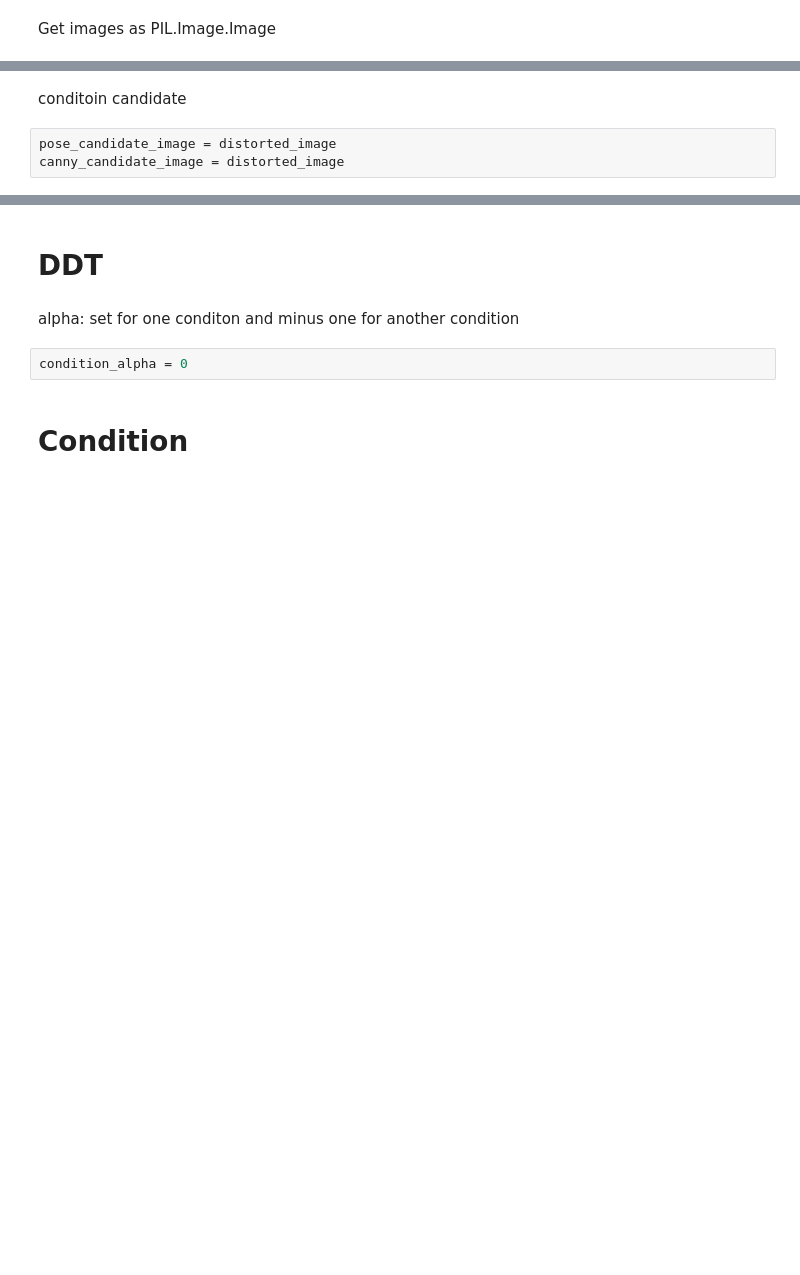
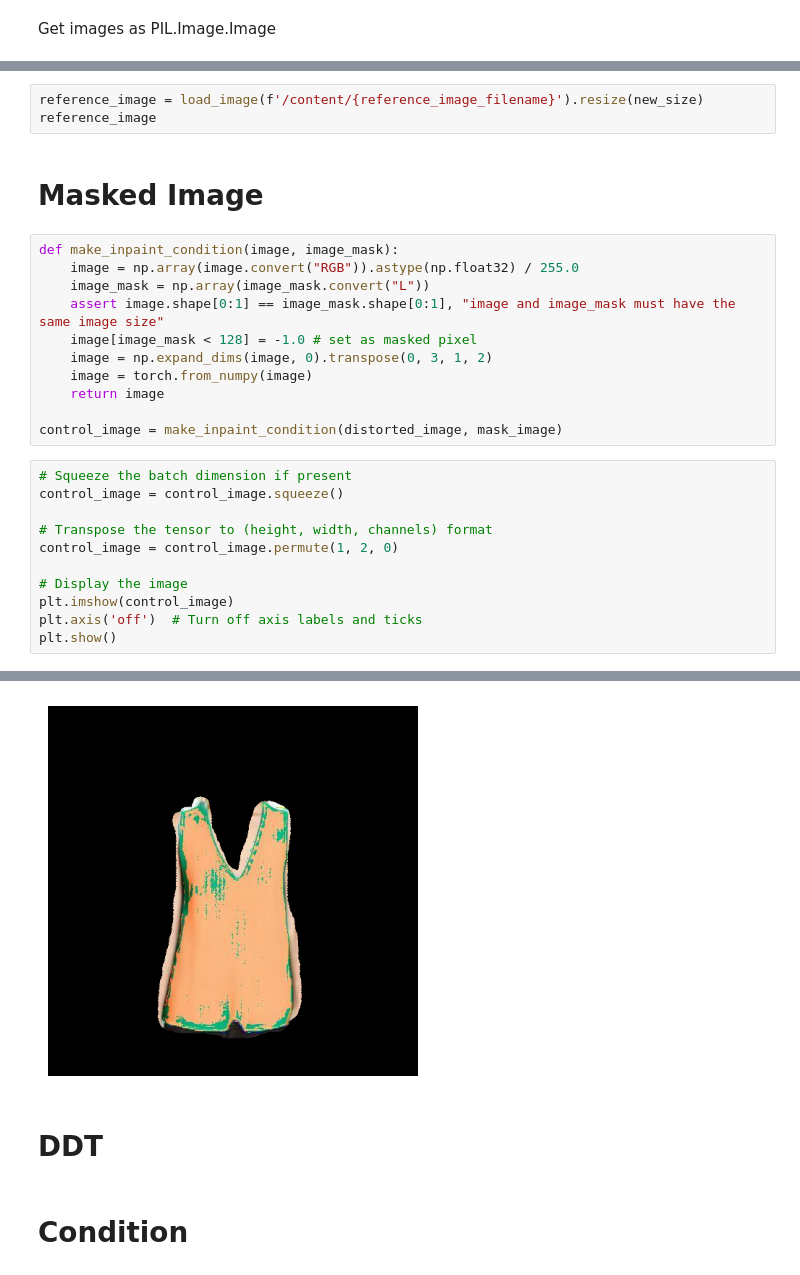
Before and after one commit to ArefMYTB/Artifact_Removal, a Jupyter notebook: rectification.ipynb, the cells around one changed output, grey strips where cells are left out. Drawn from its saved outputs; the diff is of its cells as text; blank space fills up the shorter version.

```diff
--- a/rectification.ipynb
+++ b/rectification.ipynb
@@ -71,5 +100,28 @@ original_image
-# %% [markdown]
-conditoin candidate
-# %%
-pose_candidate_image = distorted_image
-canny_candidate_image = distorted_image
+# %%
+reference_image = load_image(f'/content/{reference_image_filename}').resize(new_size)
+reference_image
+# %% [markdown]
+# Masked Image
+# %%
+def make_inpaint_condition(image, image_mask):
+    image = np.array(image.convert("RGB")).astype(np.float32) / 255.0
+    image_mask = np.array(image_mask.convert("L"))
+    assert image.shape[0:1] == image_mask.shape[0:1], "image and image_mask must have the same image size"
+    image[image_mask < 128] = -1.0 # set as masked pixel
+    image = np.expand_dims(image, 0).transpose(0, 3, 1, 2)
+    image = torch.from_numpy(image)
+    return image
+
+control_image = make_inpaint_condition(distorted_image, mask_image)
+# %%
+# Squeeze the batch dimension if present
+control_image = control_image.squeeze()
+
+# Transpose the tensor to (height, width, channels) format
+control_image = control_image.permute(1, 2, 0)
+
+# Display the image
+plt.imshow(control_image)
+plt.axis('off')  # Turn off axis labels and ticks
+plt.show()
+# %% [output]
@@ -76,8 +129,5 @@ canny_candidate_image = distorted_image
+[figure, added]
 # %% [markdown]
 # DDT
-# %% [markdown]
-alpha: set for one conditon and minus one for another condition
-# %%
-condition_alpha = 0
 # %% [markdown]
 # Condition
```
Also changed, not shown: parts of 23 cells of this notebook.
